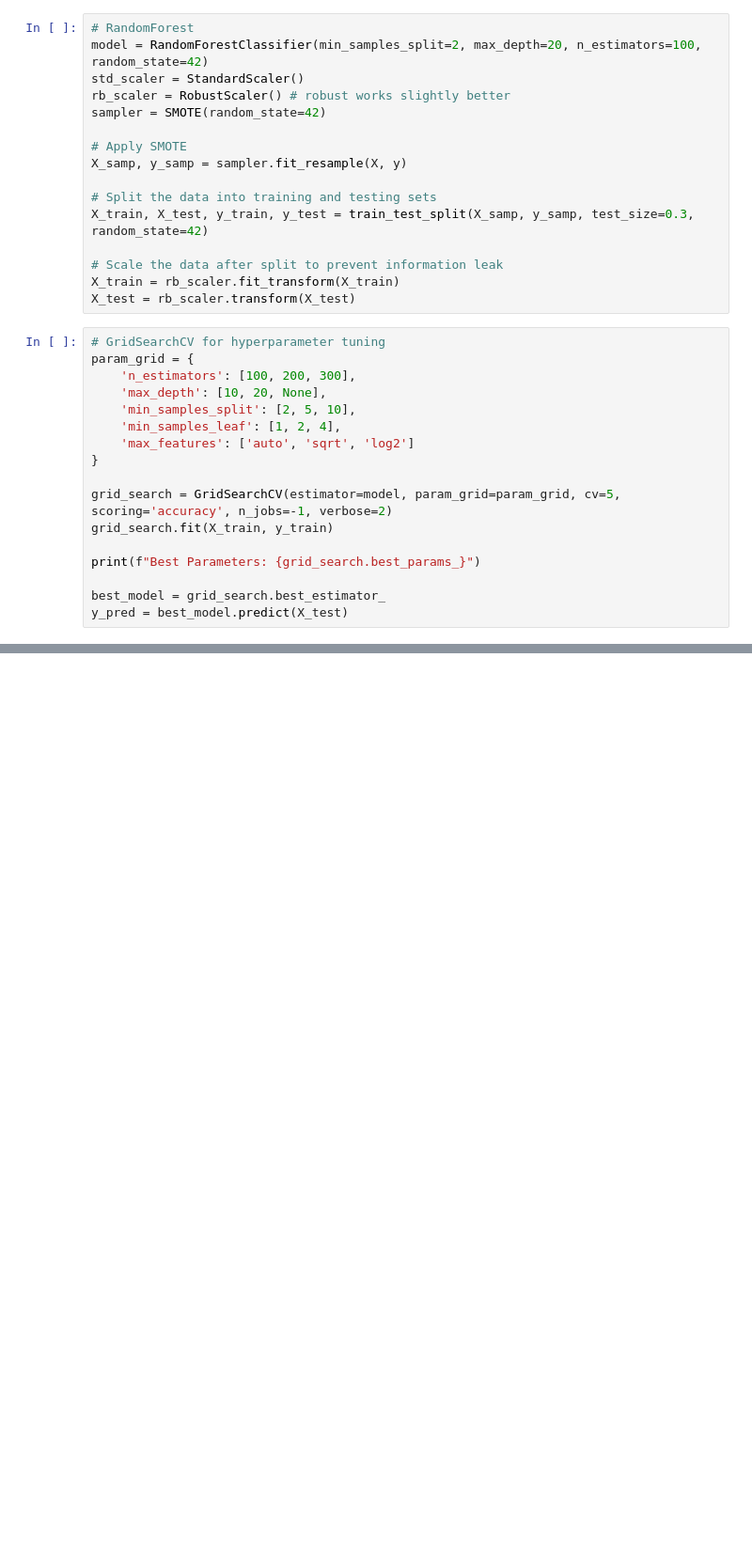
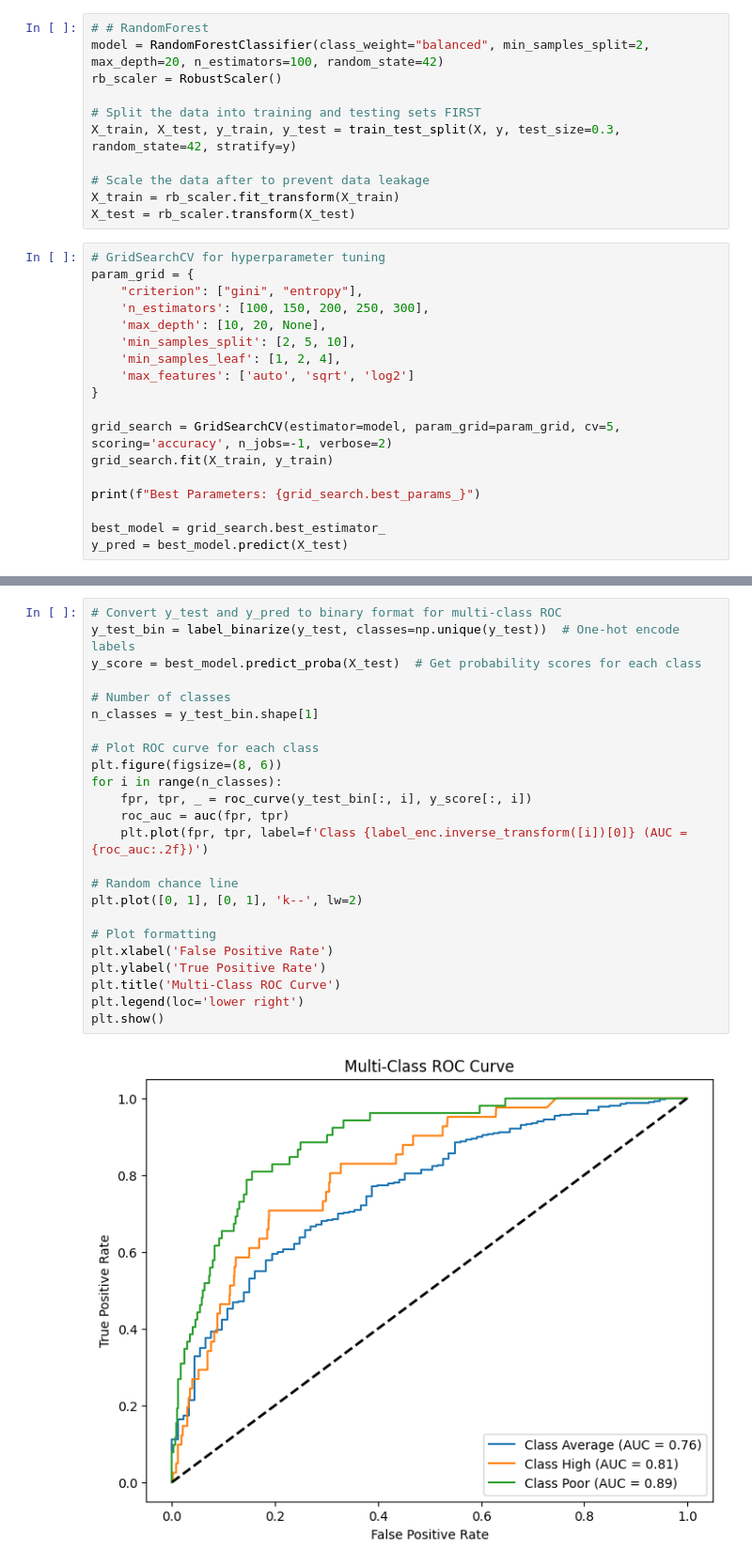
Before and after one commit to trwstin/ee4685, a Jupyter notebook: random_forest.ipynb, the cells around one changed output, grey strips where cells are left out. Shown at 94% size. Drawn from its saved outputs; the diff is of its cells as text; blank space fills up the shorter version.

```diff
--- a/random_forest.ipynb
+++ b/random_forest.ipynb
@@ -27,25 +29,21 @@ df = df.drop_duplicates()
 X = df.drop(['quality', 'quality_label'], axis=1).to_numpy()
 y = df['quality_label'].to_numpy()
 # %%
-# RandomForest
-model = RandomForestClassifier(min_samples_split=2, max_depth=20, n_estimators=100, random_state=42)
-std_scaler = StandardScaler()
-rb_scaler = RobustScaler() # robust works slightly better
-sampler = SMOTE(random_state=42)
+# # RandomForest
+model = RandomForestClassifier(class_weight="balanced", min_samples_split=2, max_depth=20, n_estimators=100, random_state=42)
+rb_scaler = RobustScaler()
 
-# Apply SMOTE
-X_samp, y_samp = sampler.fit_resample(X, y)
+# Split the data into training and testing sets FIRST
+X_train, X_test, y_train, y_test = train_test_split(X, y, test_size=0.3, random_state=42, stratify=y)
 
-# Split the data into training and testing sets
-X_train, X_test, y_train, y_test = train_test_split(X_samp, y_samp, test_size=0.3, random_state=42)
-
-# Scale the data after split to prevent information leak
+# Scale the data after to prevent data leakage
 X_train = rb_scaler.fit_transform(X_train)
 X_test = rb_scaler.transform(X_test)
 # %%
 # GridSearchCV for hyperparameter tuning
 param_grid = {
-    'n_estimators': [100, 200, 300],
+    "criterion": ["gini", "entropy"],
+    'n_estimators': [100, 150, 200, 250, 300],
     'max_depth': [10, 20, None],
     'min_samples_split': [2, 5, 10],
     'min_samples_leaf': [1, 2, 4],
@@ -87,0 +91,26 @@ Mean cross-validation score: 0.9145158358376759
+# %%
+# Convert y_test and y_pred to binary format for multi-class ROC
+y_test_bin = label_binarize(y_test, classes=np.unique(y_test))  # One-hot encode labels
+y_score = best_model.predict_proba(X_test)  # Get probability scores for each class
+
+# Number of classes
+n_classes = y_test_bin.shape[1]
+
+# Plot ROC curve for each class
+plt.figure(figsize=(8, 6))
+for i in range(n_classes):
+    fpr, tpr, _ = roc_curve(y_test_bin[:, i], y_score[:, i])
+    roc_auc = auc(fpr, tpr)
+    plt.plot(fpr, tpr, label=f'Class {label_enc.inverse_transform([i])[0]} (AUC = {roc_auc:.2f})')
+
+# Random chance line
+plt.plot([0, 1], [0, 1], 'k--', lw=2)
+
+# Plot formatting
+plt.xlabel('False Positive Rate')
+plt.ylabel('True Positive Rate')
+plt.title('Multi-Class ROC Curve')
+plt.legend(loc='lower right')
+plt.show()
+# %% [output]
+[figure, added]
```
Also changed, not shown: parts of 7 cells of this notebook, 1 other file.
